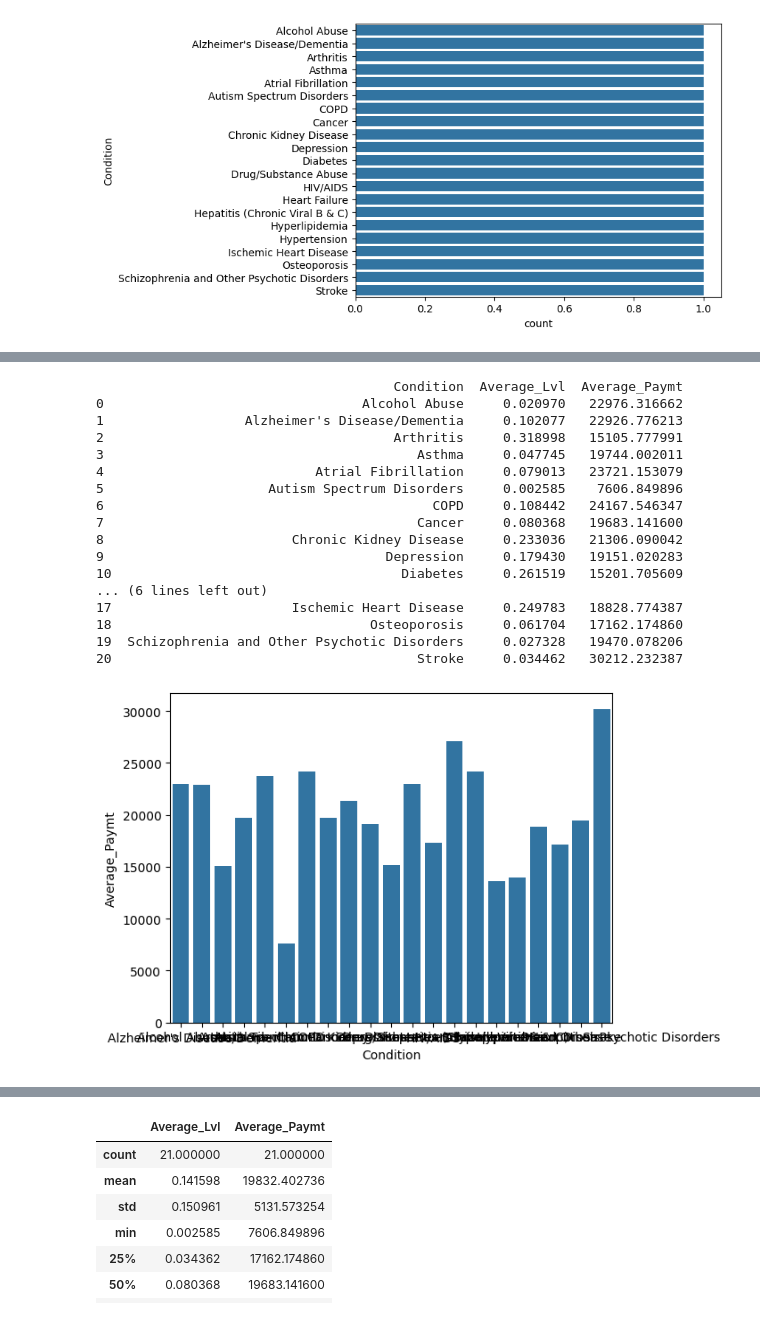
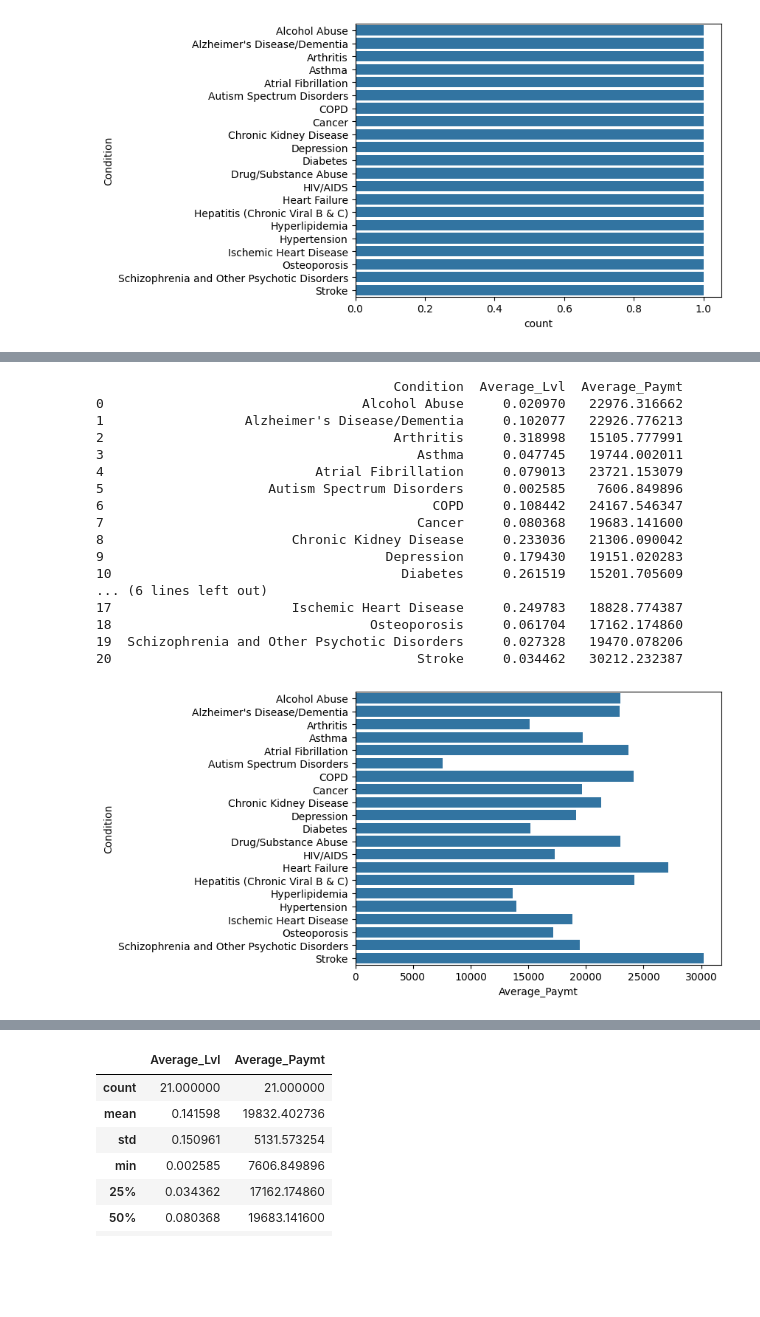
Before and after one commit to FlavienS6/visualization, a Jupyter notebook: assignment/assignment.ipynb, the cells around one changed output, grey strips where cells are left out. Cells and saved outputs as stored; diff of their text form; code cells hidden in the pictures; blank space fills up the shorter version.

```diff
--- a/assignment/assignment.ipynb
+++ b/assignment/assignment.ipynb
@@ -346,28 +346,30 @@ print(avg_lvls)
 # %%
 #QUESTION 5 (cont.)
-sns.barplot(x=avg_lvls['Condition'], y=avg_lvls['Average_Paymt'])
+bar2 = sns.barplot(y=avg_lvls['Condition'], x=avg_lvls['Average_Paymt'], orient='h')
+#bar2.xticks(x=avg_lvls['Condition'], rotation = 'vertical')
+#make it horizontal or use xticks
 print(avg_lvls)
 #In this graph, and in the accompanying table, we can see that most payments are between $10k and $25k.
 #The exceptions are Strokes and Heart Failures, higher than that range, at ~$30k abd ~$27k, respectively.
 #Another visible exception is Autism, at a ~7.6k, which is the lowest average payment on the graph.
 # %% [output]
                                       Condition  Average_Lvl  Average_Paymt
 0                                 Alcohol Abuse     0.020970   22976.316662
 1                  Alzheimer's Disease/Dementia     0.102077   22926.776213
 2                                     Arthritis     0.318998   15105.777991
 3                                        Asthma     0.047745   19744.002011
 4                           Atrial Fibrillation     0.079013   23721.153079
 5                     Autism Spectrum Disorders     0.002585    7606.849896
 6                                          COPD     0.108442   24167.546347
 7                                        Cancer     0.080368   19683.141600
 8                        Chronic Kidney Disease     0.233036   21306.090042
 9                                    Depression     0.179430   19151.020283
 10                                     Diabetes     0.261519   15201.705609
 ... (6 lines left out)
 17                       Ischemic Heart Disease     0.249783   18828.774387
 18                                 Osteoporosis     0.061704   17162.174860
 19  Schizophrenia and Other Psychotic Disorders     0.027328   19470.078206
 20                                       Stroke     0.034462   30212.232387
-[figure, old version]
+[figure, new version]
 # %%
 #QUESTION 6
```
Also changed, not shown: parts of 5 cells of this notebook.
